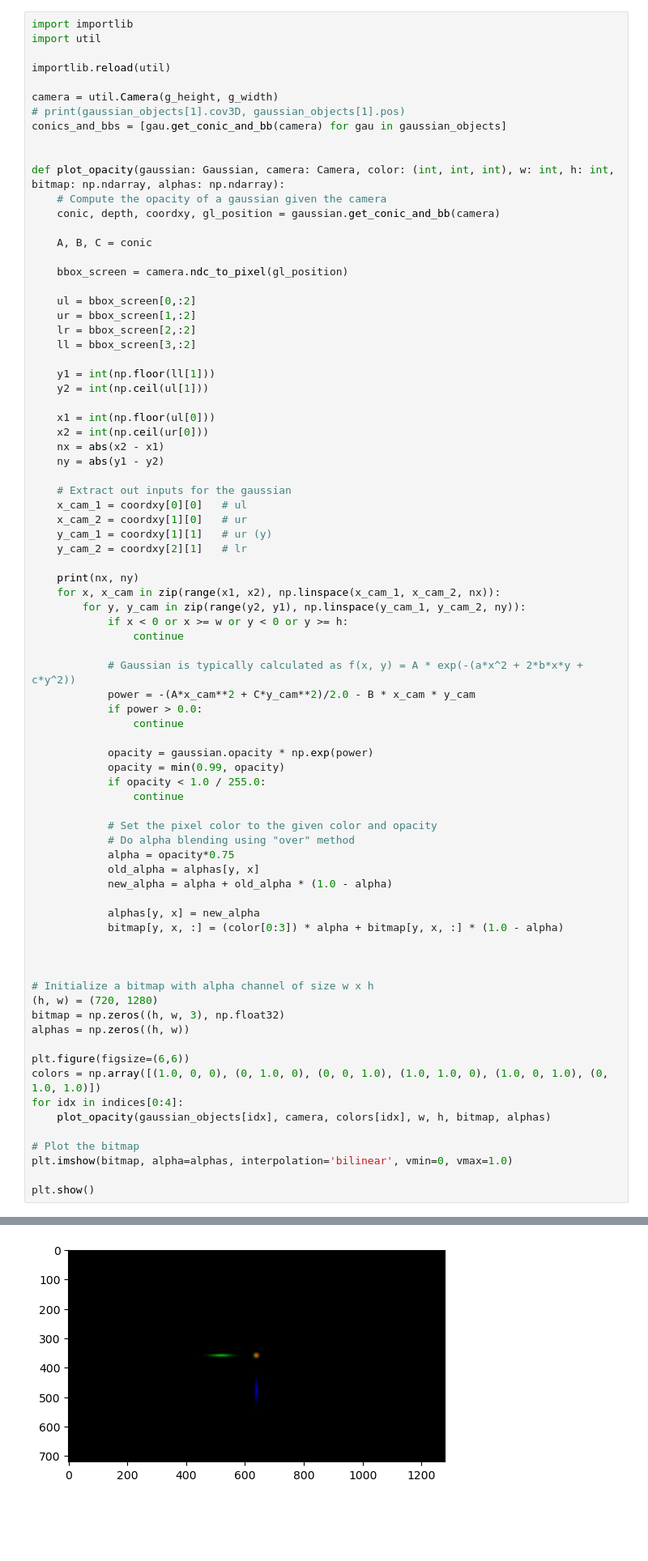
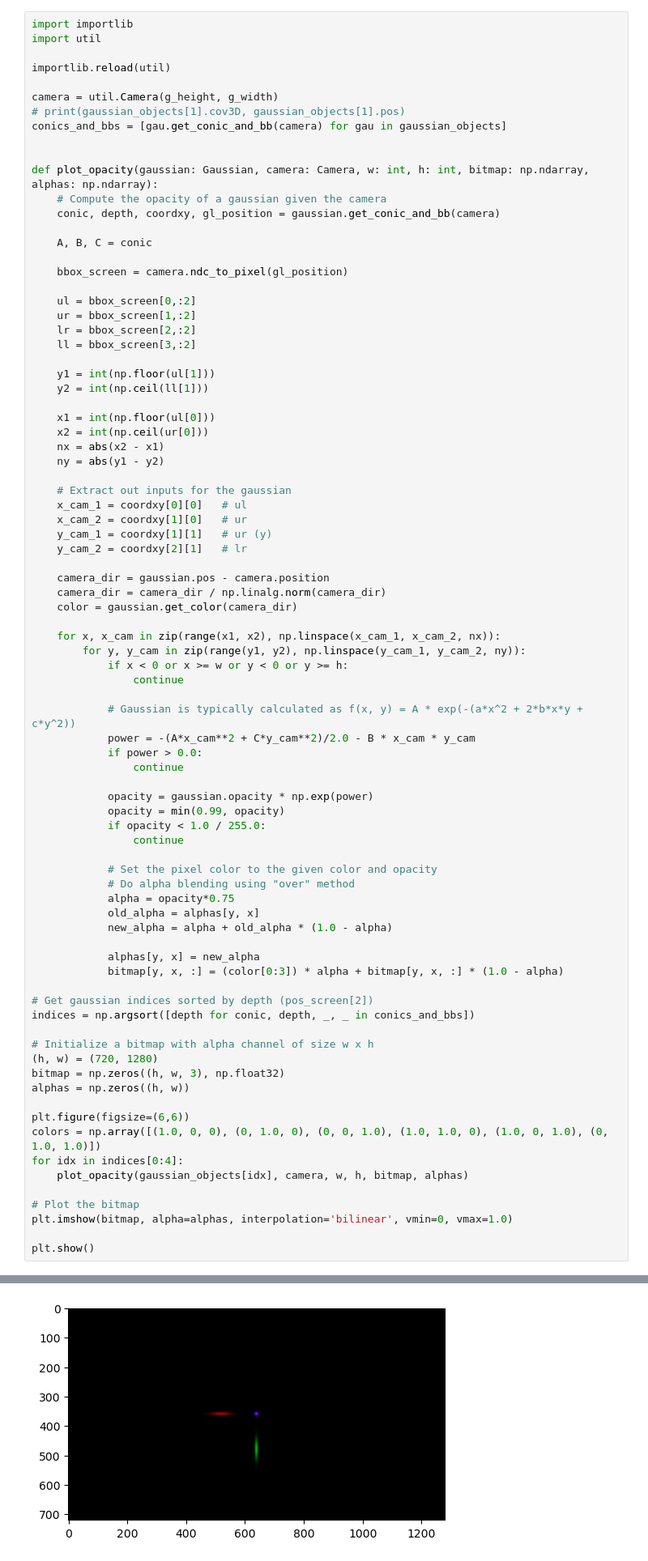
Before and after one commit to thomasantony/splat, a Jupyter notebook: notes/00_Gaussian_Projection.ipynb, the cells around one changed output, grey strips where cells are left out. Shown at 81% size. Cells and saved outputs as stored; diff of their text form; blank space fills up the shorter version.

```diff
--- a/notes/00_Gaussian_Projection.ipynb
+++ b/notes/00_Gaussian_Projection.ipynb
@@ -195,7 +257,7 @@ camera = util.Camera(g_height, g_width)
 conics_and_bbs = [gau.get_conic_and_bb(camera) for gau in gaussian_objects]
 
 
-def plot_opacity(gaussian: Gaussian, camera: Camera, color: (int, int, int), w: int, h: int, bitmap: np.ndarray, alphas: np.ndarray):
+def plot_opacity(gaussian: Gaussian, camera: Camera, w: int, h: int, bitmap: np.ndarray, alphas: np.ndarray):
     # Compute the opacity of a gaussian given the camera
     conic, depth, coordxy, gl_position = gaussian.get_conic_and_bb(camera)
 
@@ -208,8 +270,8 @@ def plot_opacity(gaussian: Gaussian, camera: Camera, color: (int, int, int), w:
     lr = bbox_screen[2,:2]
     ll = bbox_screen[3,:2]
 
-    y1 = int(np.floor(ll[1]))
-    y2 = int(np.ceil(ul[1]))
+    y1 = int(np.floor(ul[1]))
+    y2 = int(np.ceil(ll[1]))
 
     x1 = int(np.floor(ul[0]))
     x2 = int(np.ceil(ur[0]))
@@ -222,9 +284,12 @@ def plot_opacity(gaussian: Gaussian, camera: Camera, color: (int, int, int), w:
     y_cam_1 = coordxy[1][1]   # ur (y)
     y_cam_2 = coordxy[2][1]   # lr
 
-    print(nx, ny)
+    camera_dir = gaussian.pos - camera.position
+    camera_dir = camera_dir / np.linalg.norm(camera_dir)
+    color = gaussian.get_color(camera_dir)
+
     for x, x_cam in zip(range(x1, x2), np.linspace(x_cam_1, x_cam_2, nx)):
-        for y, y_cam in zip(range(y2, y1), np.linspace(y_cam_1, y_cam_2, ny)):
+        for y, y_cam in zip(range(y1, y2), np.linspace(y_cam_1, y_cam_2, ny)):
             if x < 0 or x >= w or y < 0 or y >= h:
                 continue
 
@@ -247,7 +312,8 @@ def plot_opacity(gaussian: Gaussian, camera: Camera, color: (int, int, int), w:
             alphas[y, x] = new_alpha
             bitmap[y, x, :] = (color[0:3]) * alpha + bitmap[y, x, :] * (1.0 - alpha)
 
-
+# Get gaussian indices sorted by depth (pos_screen[2])
+indices = np.argsort([depth for conic, depth, _, _ in conics_and_bbs])
 
 # Initialize a bitmap with alpha channel of size w x h
 (h, w) = (720, 1280)
@@ -257,7 +323,7 @@ alphas = np.zeros((h, w))
 plt.figure(figsize=(6,6))
 colors = np.array([(1.0, 0, 0), (0, 1.0, 0), (0, 0, 1.0), (1.0, 1.0, 0), (1.0, 0, 1.0), (0, 1.0, 1.0)])
 for idx in indices[0:4]:
-    plot_opacity(gaussian_objects[idx], camera, colors[idx], w, h, bitmap, alphas)
+    plot_opacity(gaussian_objects[idx], camera, w, h, bitmap, alphas)
 
 # Plot the bitmap
 plt.imshow(bitmap, alpha=alphas, interpolation='bilinear', vmin=0, vmax=1.0)
@@ -271,4 +333,4 @@ plt.show()
-[figure, old version]
+[figure, new version]
 # %%
 camera = Camera(g_height, g_width)
 camera.get_view_matrix()
```
Also changed, not shown: parts of 4 cells of this notebook.
